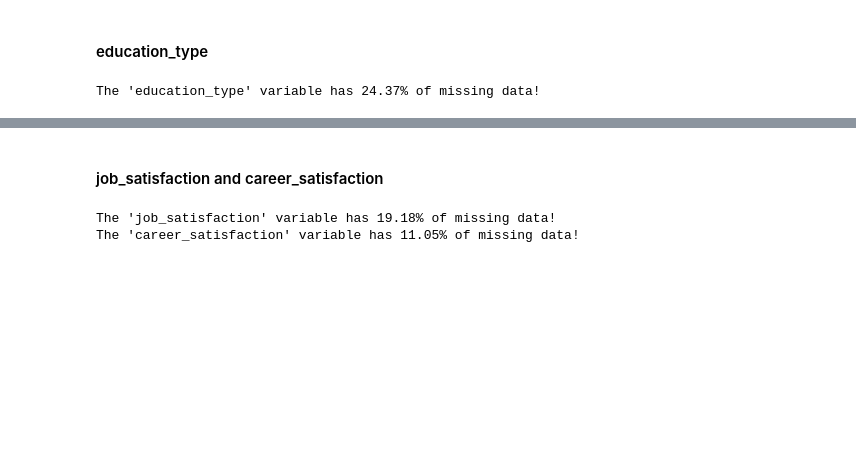
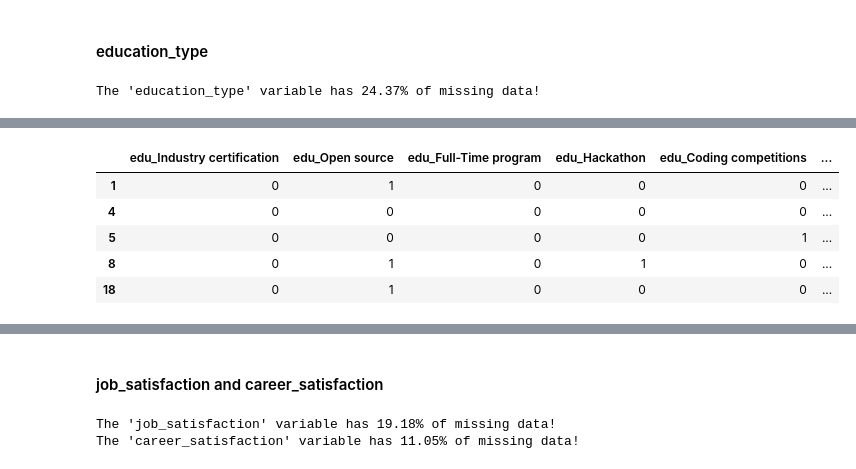
Before and after one commit to oliverkroening/Udacity_DSND_Project04, a Jupyter notebook: Data_Science_Europe.ipynb, the cells around one changed output, grey strips where cells are left out. Drawn from its saved outputs; the diff is of its cells as text; code cells hidden in the pictures; blank space fills up the shorter version.

Commit message:
finalized Data Preparation

```diff
--- a/Data_Science_Europe.ipynb
+++ b/Data_Science_Europe.ipynb
@@ -1146,0 +1130,31 @@ The categories of this variable are
+# %%
+def clean_undergrad_major(df):
+    '''
+    clean the undergrad_major column of the dataframe.
+
+    INPUT - df - Pandas DataFrame with untidy undergrad_major column
+
+    OUTPUT - df - cleaned Pandas Dataframe
+    '''
+
+    if "undergrad_major" in df.columns:
+
+        # rename categories by shorter names
+        df['undergrad_major'] = df['undergrad_major'].apply(lambda x: "Computer science" if "computer science" in str(x).lower() else
+                                                              ("Information technology" if "information technology" in str(x).lower() else
+                                                              ("Engineering" if "engineering" in str(x).lower() else
+                                                              ("Natural science" if "natural science" in str(x).lower() else
+                                                              ("Mathematics" if "mathematics" in str(x).lower() else
+                                                              ("Business" if "business" in str(x).lower() else
+                                                              ("Web development" if "web development" in str(x).lower() else
+                                                              ("Social science" if "social science" in str(x).lower() else
+                                                              ("Humanities" if "humanities" in str(x).lower() else
+                                                              ("Fine arts" if "fine arts" in str(x).lower() else
+                                                              ("No major" if "never declared" in str(x).lower() else
+                                                              ("Health science" if "health science" in str(x).lower() else x))))))))))))
+        return df
+
+    else:
+        print('There is no "undergrad_major" column in the given dataset!')
+
+ds_q2_df = clean_undergrad_major(ds_q2_df)
@@ -1174,0 +1223,16 @@ Name: education_type, Length: 425, dtype: int64
+# %%
+edu_column_names = ['Industry certification', 'Open source', 'Full-Time program', 'Hackathon', 'Coding competitions',
+                    'On-the-job Training', 'Part-Time course', 'Online course', 'Self-education']
+edu_df.columns = edu_column_names
+
+# add prefix to column names to identify them in further steps
+edu_df = edu_df.add_prefix('edu_')
+# show sample of new dataframe
+edu_df.head()
+# %% [output]
+|  | edu_Industry certification | edu_Open source | edu_Full-Time program | edu_Hackathon | edu_Coding competitions | ... |
+| 1 | 0 | 1 | 0 | 0 | 0 | ... |
+| 4 | 0 | 0 | 0 | 0 | 0 | ... |
+| 5 | 0 | 0 | 0 | 0 | 1 | ... |
+| 8 | 0 | 1 | 0 | 1 | 0 | ... |
+| 18 | 0 | 1 | 0 | 0 | 0 | ... |
```
Also changed, not shown: parts of 21 cells of this notebook.
